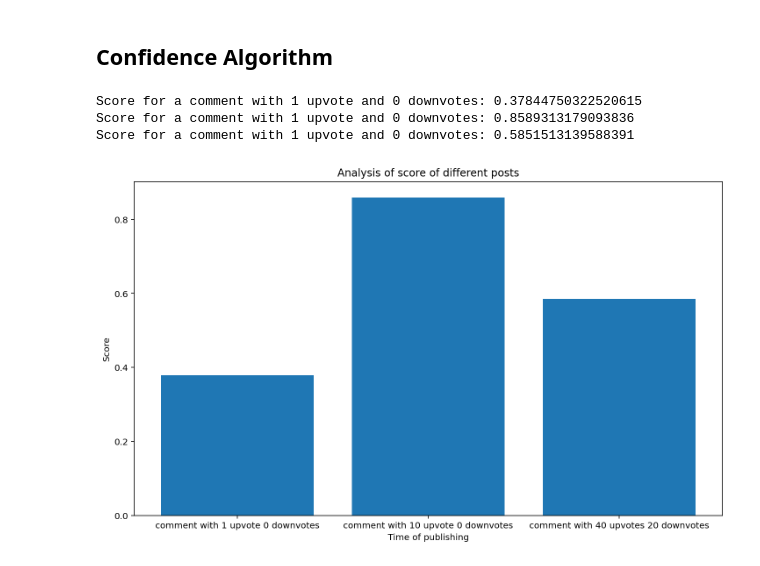
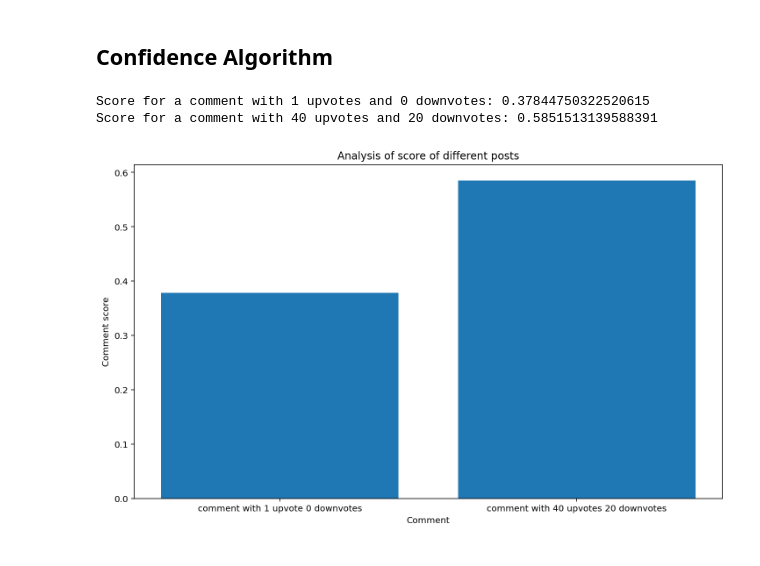
Before and after one commit to jmnmv12/APSEI_assignment3, a Jupyter notebook: Hot_algorithm_notebook.ipynb, the cells around one changed output. Saved outputs shown, nothing was run; the diff lists cells and outputs as text; code cells hidden in the pictures.

```diff
--- a/Hot_algorithm_notebook.ipynb
+++ b/Hot_algorithm_notebook.ipynb
@@ -172,23 +195,19 @@ def confidence (ups,downs):
 # %%
 import matplotlib.pyplot as plt
 import numpy as np
 
 score_1 = confidence(1,0)
-score_2 = confidence(10,0)
-score_3 = confidence(40,20)
+score_2 = confidence(40,20)
 
 
-print("Score for a comment with 1 upvote and 0 downvotes: "+str(score_1))
-print("Score for a comment with 1 upvote and 0 downvotes: "+str(score_2))
-print("Score for a comment with 1 upvote and 0 downvotes: "+str(score_3))
-plt.bar(['comment with 1 upvote 0 downvotes','comment with 10 upvote 0 downvotes','comment with 40 upvotes 20 downvotes'],[score_1,score_2,score_3])
-plt.ylabel('Score')
-plt.xlabel('Time of publishing')
+print("Score for a comment with 1 upvotes and 0 downvotes: "+str(score_1))
+print("Score for a comment with 40 upvotes and 20 downvotes: "+str(score_2))
+plt.bar(['comment with 1 upvote 0 downvotes','comment with 40 upvotes 20 downvotes'],[score_1,score_2])
+plt.ylabel('Comment score')
+plt.xlabel('Comment')
 plt.title('Analysis of score of different posts')
-#plt.axis([None, None, 10120, 10150])
 plt.show()
 # %% [output]
-Score for a comment with 1 upvote and 0 downvotes: 0.37844750322520615
-Score for a comment with 1 upvote and 0 downvotes: 0.8589313179093836
-Score for a comment with 1 upvote and 0 downvotes: 0.5851513139588391
+Score for a comment with 1 upvotes and 0 downvotes: 0.37844750322520615
+Score for a comment with 40 upvotes and 20 downvotes: 0.5851513139588391
-[figure, old version]
+[figure, new version]
```
Also changed, not shown: parts of 5 cells of this notebook, 1 other file.
